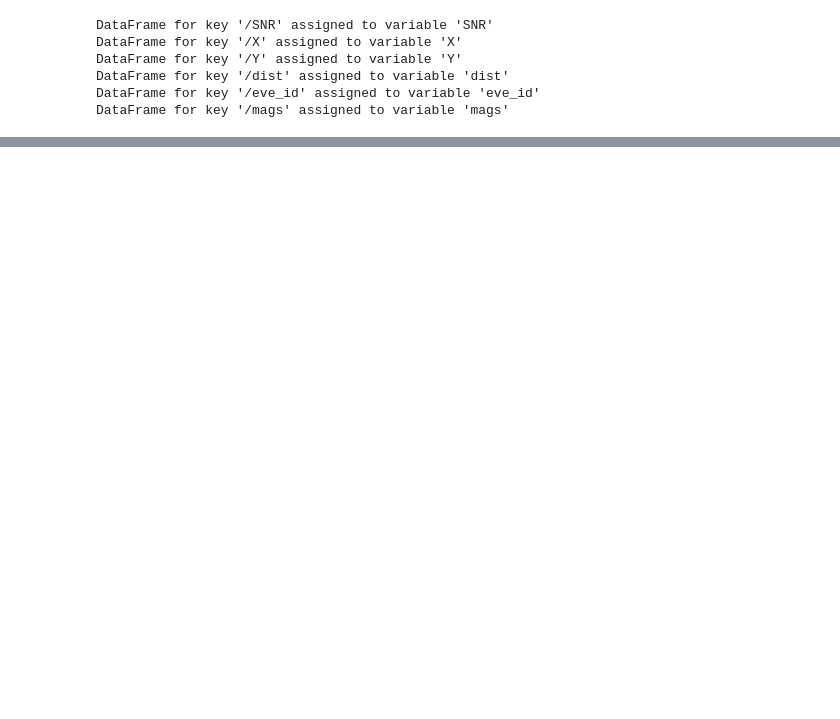
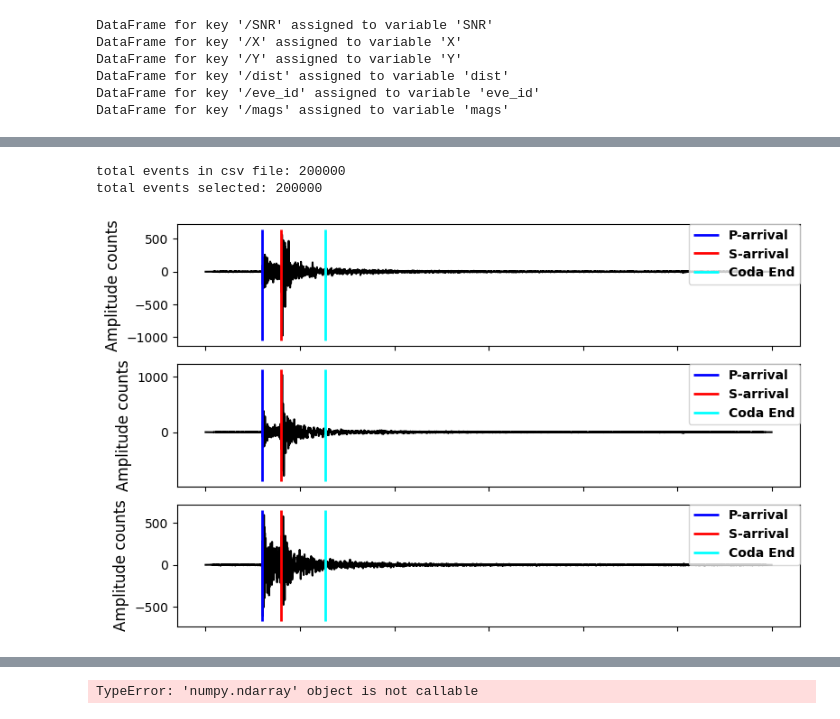
Before and after one commit to kerimoglutolga/earthquake-monitoring, a Jupyter notebook: notebooks/EQTransformerTesting.ipynb, the cells around one changed output, grey strips where cells are left out. Cells and saved outputs as stored; diff of their text form; code cells hidden in the pictures; blank space fills up the shorter version.

```diff
--- a/notebooks/EQTransformerTesting.ipynb
+++ b/notebooks/EQTransformerTesting.ipynb
@@ -856,0 +888,5 @@ DataFrame for key '/mags' assigned to variable 'mags'
+# %%
+csv_file = '..//chunk3.csv'
+file_name = '..//chunk3.hdf5'
+# %%
+num_waves = 1000
@@ -856,0 +944,74 @@ DataFrame for key '/mags' assigned to variable 'mags'
+# %%
+import pandas as pd
+import h5py
+import numpy as np
+import matplotlib.pyplot as plt
+
+# reading the csv file into a dataframe:
+df = pd.read_csv(csv_file)
+print(f'total events in csv file: {len(df)}')
+# filterering the dataframe
+#df = df[(df.trace_category == 'earthquake_local') & (df.source_distance_km <= 20) & (df.source_magnitude > 3)]
+print(f'total events selected: {len(df)}')
+
+# making a list of trace names for the selected data
+ev_list = df['trace_name'].to_list()
+
+# retrieving selected waveforms from the hdf5 file:
+dtfl = h5py.File(file_name, 'r')
+for c, evi in enumerate(ev_list):
+    dataset = dtfl.get('data/'+str(evi))
+    # waveforms, 3 channels: first row: E channel, second row: N channel, third row: Z channel
+    data = np.array(dataset)
+
+    fig = plt.figure()
+    ax = fig.add_subplot(311)
+    plt.plot(data[:,0], 'k')
+    plt.rcParams["figure.figsize"] = (8, 5)
+    legend_properties = {'weight':'bold'}
+    plt.tight_layout()
+    ymin, ymax = ax.get_ylim()
+    pl = plt.vlines(dataset.attrs['p_arrival_sample'], ymin, ymax, color='b', linewidth=2, label='P-arrival')
+    sl = plt.vlines(dataset.attrs['s_arrival_sample'], ymin, ymax, color='r', linewidth=2, label='S-arrival')
+    cl = plt.vlines(dataset.attrs['coda_end_sample'], ymin, ymax, color='aqua', linewidth=2, label='Coda End')
+    plt.legend(handles=[pl, sl, cl], loc = 'upper right', borderaxespad=0., prop=legend_properties)
+    plt.ylabel('Amplitude counts', fontsize=12)
+    ax.set_xticklabels([])
+
+    ax = fig.add_subplot(312)
+    plt.plot(data[:,1], 'k')
+    plt.rcParams["figure.figsize"] = (8, 5)
+    legend_properties = {'weight':'bold'}
+    plt.tight_layout()
+    ymin, ymax = ax.get_ylim()
+    pl = plt.vlines(dataset.attrs['p_arrival_sample'], ymin, ymax, color='b', linewidth=2, label='P-arrival')
+    sl = plt.vlines(dataset.attrs['s_arrival_sample'], ymin, ymax, color='r', linewidth=2, label='S-arrival')
+    cl = plt.vlines(dataset.attrs['coda_end_sample'], ymin, ymax, color='aqua', linewidth=2, label='Coda End')
+    plt.legend(handles=[pl, sl, cl], loc = 'upper right', borderaxespad=0., prop=legend_properties)
+    plt.ylabel('Amplitude counts', fontsize=12)
+    ax.set_xticklabels([])
+
+    ax = fig.add_subplot(313)
+    plt.plot(data[:,2], 'k')
+    plt.rcParams["figure.figsize"] = (8,5)
+    legend_properties = {'weight':'bold'}
+    plt.tight_layout()
+    ymin, ymax = ax.get_ylim()
+    pl = plt.vlines(dataset.attrs['p_arrival_sample'], ymin, ymax, color='b', linewidth=2, label='P-arrival')
+    sl = plt.vlines(dataset.attrs['s_arrival_sample'], ymin, ymax, color='r', linewidth=2, label='S-arrival')
+    cl = plt.vlines(dataset.attrs['coda_end_sample'], ymin, ymax, color='aqua', linewidth=2, label='Coda End')
+    plt.legend(handles=[pl, sl, cl], loc = 'upper right', borderaxespad=0., prop=legend_properties)
+    plt.ylabel('Amplitude counts', fontsize=12)
+    ax.set_xticklabels([])
+    plt.show()
+
+    for at in dataset.attrs:
+        print(at, dataset.attrs[at])
+
+    inp = input("Press a key to plot the next waveform!")
+    if inp == "r":
+        continue
+# %% [output]
+total events in csv file: 200000
+total events selected: 200000
+[figure, added]
@@ -856,0 +1035 @@ DataFrame for key '/mags' assigned to variable 'mags'
+TypeError: 'numpy.ndarray' object is not callable
```
Also changed, not shown: parts of 22 cells of this notebook.
